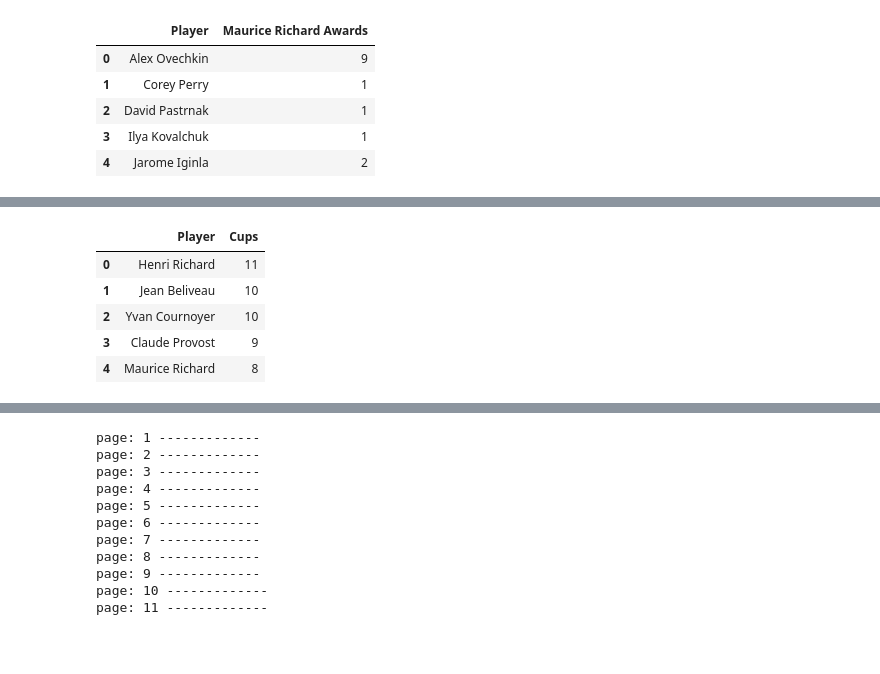
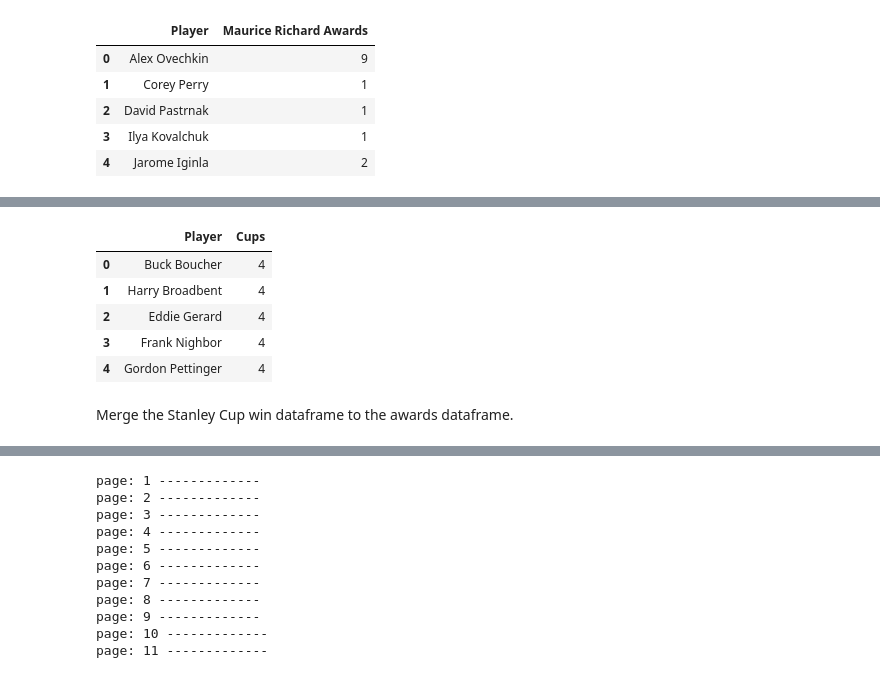
Before and after one commit to potterc22/Final-Project-ML, a Jupyter notebook: Jeff/awards_scrape.ipynb, the cells around one changed output, grey strips where cells are left out. Saved outputs shown, nothing was run; the diff lists cells and outputs as text; code cells hidden in the pictures; blank space fills up the shorter version.

```diff
--- a/Jeff/awards_scrape.ipynb
+++ b/Jeff/awards_scrape.ipynb
@@ -686,6 +717,7 @@ for i in range(1, 23):
 
         data = {
             'Player':cells[1].text,
+            'Pos':cells[2].text,
             'Cups':cells[3].text
         }
 
@@ -725,0 +758,4 @@ stanley_cup_df.head()
+# %%
+# Filter out the goal tenders.
+stanley_cup_df = stanley_cup_df[stanley_cup_df['Pos'] != 'G']
+stanley_cup_df.head()
@@ -725,0 +769,4 @@ stanley_cup_df.head()
+# %%
+# Drop columns that are not needed
+stanley_cup_df = stanley_cup_df.drop(['Pos'], axis=1)
+stanley_cup_df.head()
@@ -789,38 +843,42 @@ stanley_cup_df = stanley_cup_df.replace("Gord Pettinger", "Gordon Pettinger")
 stanley_cup_df = stanley_cup_df.replace("Hobie Kitchen", "Chapman Kitchen")
 stanley_cup_df = stanley_cup_df.replace("Ivan Barbashev", "Ivan Barbashyov")
 stanley_cup_df = stanley_cup_df.replace("J.C. Tremblay", "Jean-Claude Tremblay")
 stanley_cup_df = stanley_cup_df.replace("J.J. Daigneault", "Jean-Jacques Daigneault")
 stanley_cup_df = stanley_cup_df.replace("Jimmy Peters", "Jim Peters")
 stanley_cup_df = stanley_cup_df.replace("Johnny Sheppard", "John Sheppard")
 stanley_cup_df = stanley_cup_df.replace("Lou Trudel", "Louis Trudel")
 stanley_cup_df = stanley_cup_df.replace("Max Talbot", "Maxime Talbot")
 stanley_cup_df = stanley_cup_df.replace("Michael Needham", "Mike Needham")
 stanley_cup_df = stanley_cup_df.replace("Michael Zigomanis", "Mike Zigomanis")
 stanley_cup_df = stanley_cup_df.replace("Mikhail Sergachev", "Mikhail Sergachyov")
 stanley_cup_df = stanley_cup_df.replace("Moe Lemay", "Maurice Lemay")
 stanley_cup_df = stanley_cup_df.replace("Moe Morris", "Elwyn Morris")
 stanley_cup_df = stanley_cup_df.replace("Moose Vasko", "Elmer Vasko")
 stanley_cup_df = stanley_cup_df.replace("Murph Chamberlain", "Erwin Chamberlain")
 stanley_cup_df = stanley_cup_df.replace("Muzz Patrick", "Murray Patrick")
 stanley_cup_df = stanley_cup_df.replace("Ott Heller", "Ehrhardt Heller")
 stanley_cup_df = stanley_cup_df.replace("Paul Di Pietro", "Paul DiPietro")
 stanley_cup_df = stanley_cup_df.replace("Peter Mahovlich", "Pete Mahovlich")
 stanley_cup_df = stanley_cup_df.replace("Pit Lepine", "Alfred Lepine")
 stanley_cup_df = stanley_cup_df.replace("Punch Broadbent", "Harry Broadbent")
 stanley_cup_df = stanley_cup_df.replace("Sam Rothschild", "Samuel Rothschild")
 stanley_cup_df = stanley_cup_df.replace("Sammy Blais", "Samuel Blais")
 stanley_cup_df = stanley_cup_df.replace("Slava Voynov", "Vyacheslav Voynov")
 stanley_cup_df = stanley_cup_df.replace("Stan Neckar", "Stanislav Neckar")
 stanley_cup_df = stanley_cup_df.replace("Steve Reinprecht", "Steven Reinprecht")
 stanley_cup_df = stanley_cup_df.replace("Viacheslav Fetisov", "Vyacheslav Fetisov")
+stanley_cup_df = stanley_cup_df.replace("Lee Fogolin Jr.", "Lee Fogolin, Jr.")
+stanley_cup_df = stanley_cup_df.replace("Bryan Hextall Sr.", "Bryan Hextall, Sr.")
 stanley_cup_df.head()
 # %% [output]
 |  | Player | Cups |
-| 0 | Henri Richard | 11 |
-| 1 | Jean Beliveau | 10 |
-| 2 | Yvan Cournoyer | 10 |
-| 3 | Claude Provost | 9 |
-| 4 | Maurice Richard | 8 |
+| 0 | Buck Boucher | 4 |
+| 1 | Harry Broadbent | 4 |
+| 2 | Eddie Gerard | 4 |
+| 3 | Frank Nighbor | 4 |
+| 4 | Gordon Pettinger | 4 |
+# %% [markdown]
+Merge the Stanley Cup win dataframe to the awards dataframe.
 # %%
 # Merge the individual award files into one complete file
 awards_merge_df = pd.merge(awards_merge_df,
```
Also changed, not shown: parts of 54 cells of this notebook, 9 other files.
